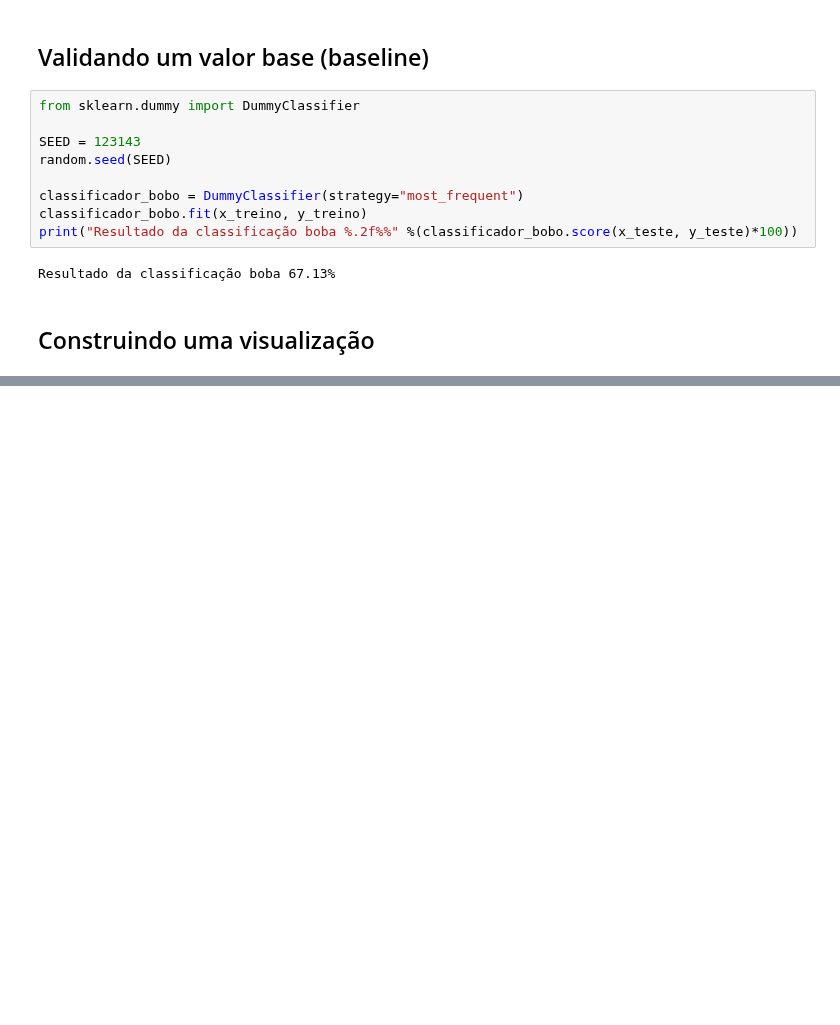
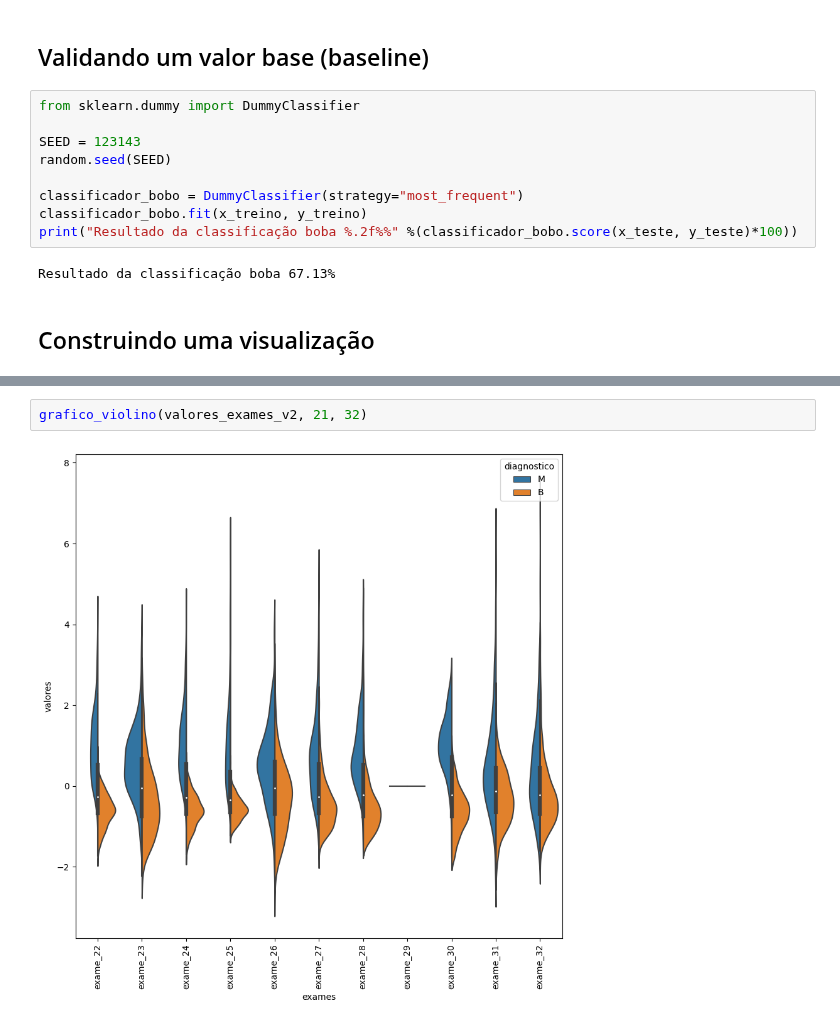
Before and after one commit to C3P0gan/Tutorials, a Jupyter notebook: Alura/Formacao_Machine_Learning/Lidando_com_dados_de_muitas_dimensoes/alura_care.ipynb, the cells around one changed output, grey strips where cells are left out. Cells and saved outputs as stored; diff of their text form; blank space fills up the shorter version.

```diff
--- a/Alura/Formacao_Machine_Learning/Lidando_com_dados_de_muitas_dimensoes/alura_care.ipynb
+++ b/Alura/Formacao_Machine_Learning/Lidando_com_dados_de_muitas_dimensoes/alura_care.ipynb
@@ -127,0 +165,4 @@ sns.violinplot(x="exames", y="valores", hue="diagnostico", data=dados_plot)
+# %%
+grafico_violino(valores_exames_v2, 21, 32)
+# %% [output]
+[figure, added]
```
Also changed, not shown: parts of 16 cells of this notebook.
